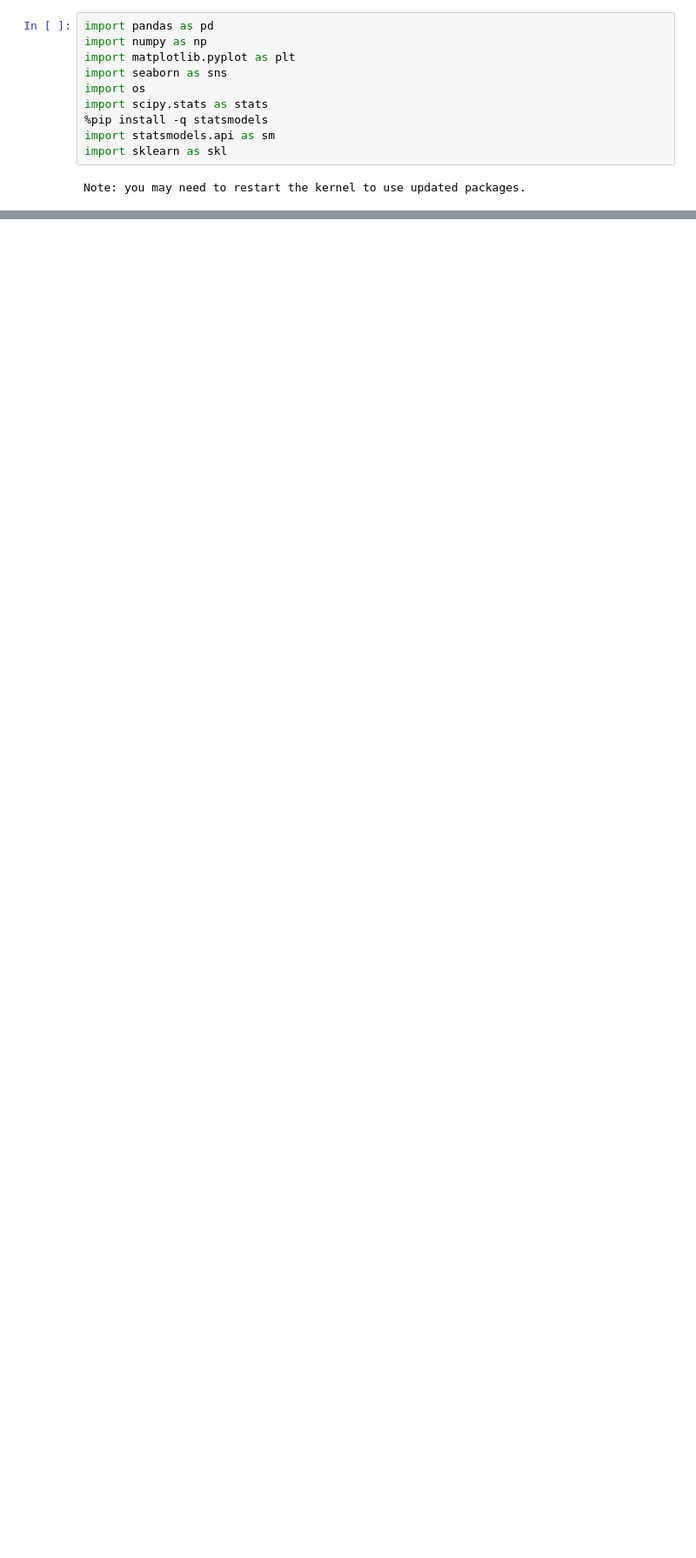
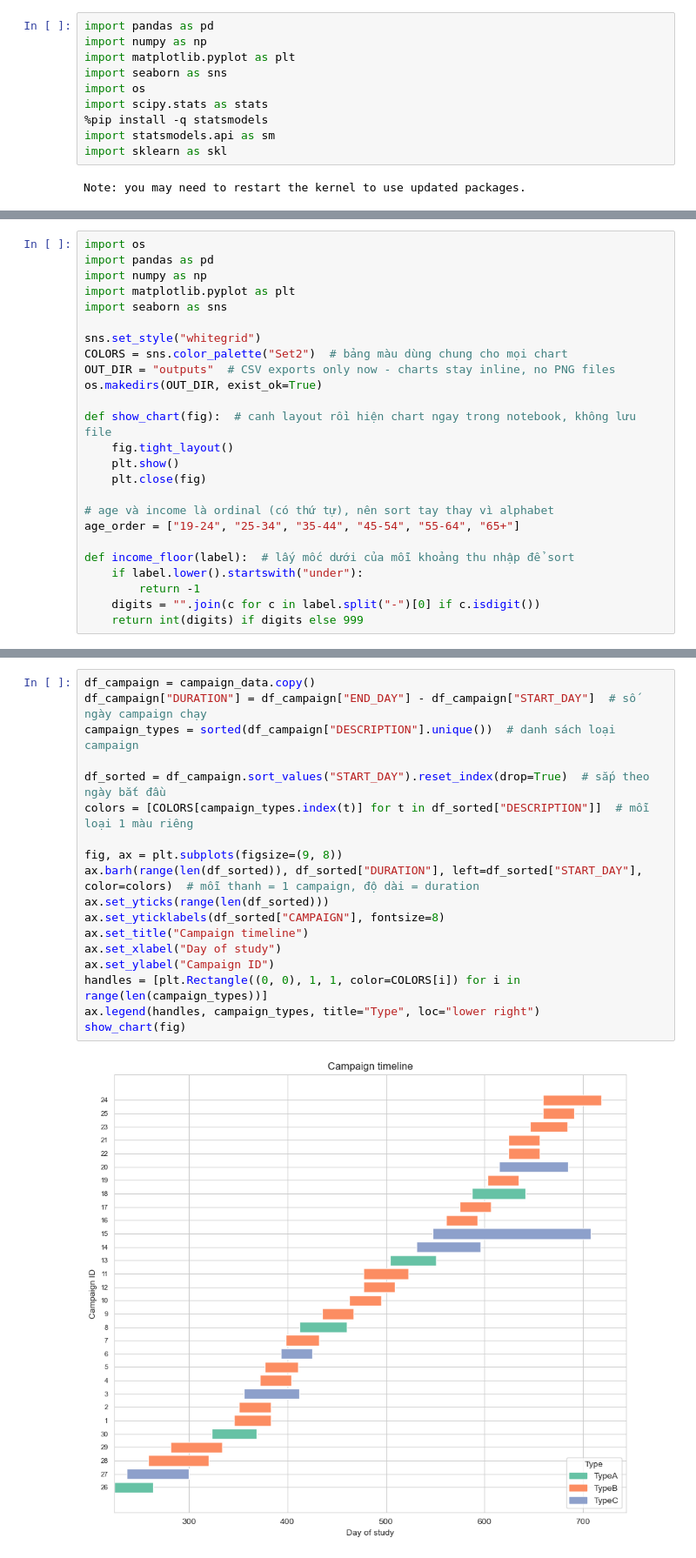
Before and after one commit to andrw0505/dunnhumby_project, a Jupyter notebook: project.ipynb, the cells around one changed output, grey strips where cells are left out. Shown at 87% size. Saved outputs shown, nothing was run; the diff lists cells and outputs as text; blank space fills up the shorter version.

Commit message:
Simplify notebook to minimal BQ1 + EDA version

```diff
--- a/project.ipynb
+++ b/project.ipynb
@@ -581,0 +215,25 @@ NameError: name '__file__' is not defined
+# %%
+import os
+import pandas as pd
+import numpy as np
+import matplotlib.pyplot as plt
+import seaborn as sns
+
+sns.set_style("whitegrid")
+COLORS = sns.color_palette("Set2")  # bảng màu dùng chung cho mọi chart
+OUT_DIR = "outputs"  # CSV exports only now - charts stay inline, no PNG files
+os.makedirs(OUT_DIR, exist_ok=True)
+
+def show_chart(fig):  # canh layout rồi hiện chart ngay trong notebook, không lưu file
+    fig.tight_layout()
+    plt.show()
+    plt.close(fig)
+
+# age và income là ordinal (có thứ tự), nên sort tay thay vì alphabet
+age_order = ["19-24", "25-34", "35-44", "45-54", "55-64", "65+"]
+
+def income_floor(label):  # lấy mốc dưới của mỗi khoảng thu nhập để sort
+    if label.lower().startswith("under"):
+        return -1
+    digits = "".join(c for c in label.split("-")[0] if c.isdigit())
+    return int(digits) if digits else 999
@@ -581,0 +242,20 @@ NameError: name '__file__' is not defined
+# %%
+df_campaign = campaign_data.copy()
+df_campaign["DURATION"] = df_campaign["END_DAY"] - df_campaign["START_DAY"]  # số ngày campaign chạy
+campaign_types = sorted(df_campaign["DESCRIPTION"].unique())  # danh sách loại campaign
+
+df_sorted = df_campaign.sort_values("START_DAY").reset_index(drop=True)  # sắp theo ngày bắt đầu
+colors = [COLORS[campaign_types.index(t)] for t in df_sorted["DESCRIPTION"]]  # mỗi loại 1 màu riêng
+
+fig, ax = plt.subplots(figsize=(9, 8))
+ax.barh(range(len(df_sorted)), df_sorted["DURATION"], left=df_sorted["START_DAY"], color=colors)  # mỗi thanh = 1 campaign, độ dài = duration
+ax.set_yticks(range(len(df_sorted)))
+ax.set_yticklabels(df_sorted["CAMPAIGN"], fontsize=8)
+ax.set_title("Campaign timeline")
+ax.set_xlabel("Day of study")
+ax.set_ylabel("Campaign ID")
+handles = [plt.Rectangle((0, 0), 1, 1, color=COLORS[i]) for i in range(len(campaign_types))]
+ax.legend(handles, campaign_types, title="Type", loc="lower right")
+show_chart(fig)
+# %% [output]
+[figure, added]
```
Also changed, not shown: parts of 44 cells of this notebook.
